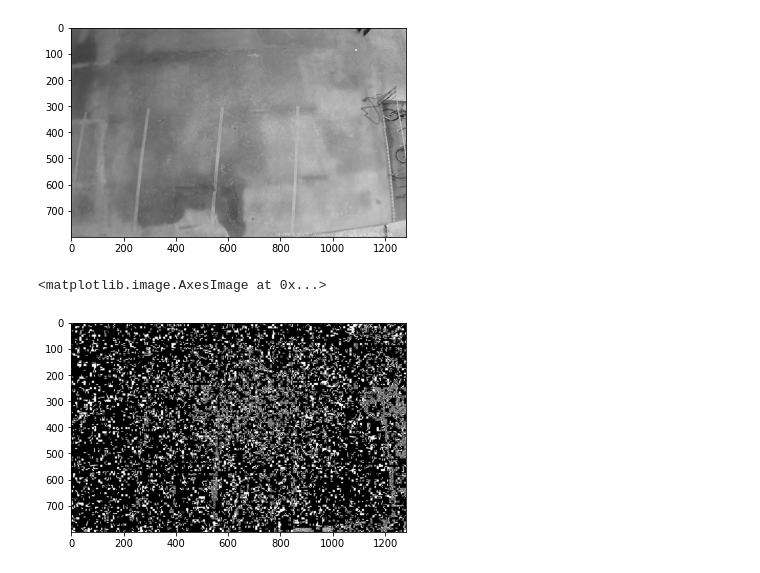
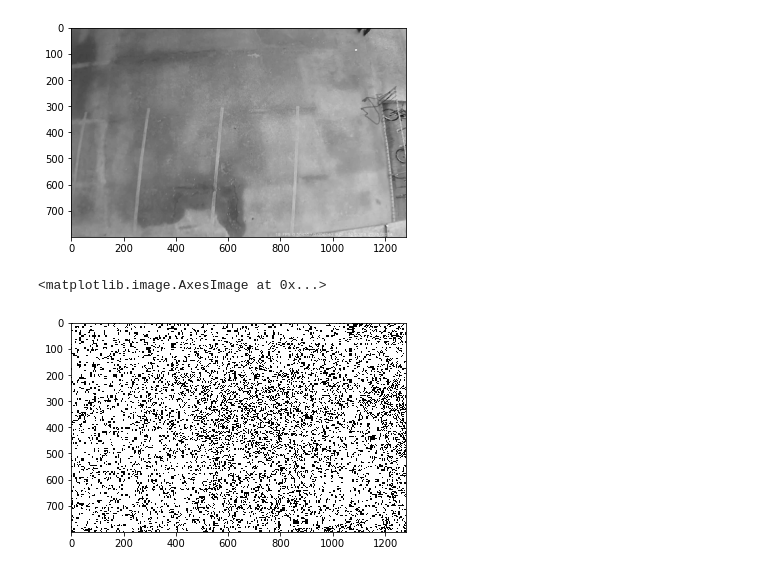
Before and after one commit to iazt/labIC, a Jupyter notebook: lab3/Lab 3.ipynb, the cells around one changed output. Saved outputs shown, nothing was run; the diff lists cells and outputs as text; code cells hidden in the pictures.

```diff
--- a/lab3/Lab 3.ipynb
+++ b/lab3/Lab 3.ipynb
@@ -8,7 +8,7 @@
 import cv2
 import matplotlib.pyplot as plt
 # %%
-def frame_differencing(im1, im2, th):
+def frame_differencing(im1, im2, th= 30):
 
     return (((im2-im1) > th).astype(int)) * 255
 # %%
@@ -25,9 +25,9 @@ plt.imshow(im1, cmap = 'gray')
 <matplotlib.image.AxesImage at 0x...>
 [figure]
 # %%
-r = frame_differencing(im1,im2, 30)
+r = frame_differencing(im1,im2, 50)
 # %%
-plt.imshow(r, cmap = 'gray')
+plt.imshow(r, cmap = 'Greys',interpolation='nearest')
 # %% [output]
 <matplotlib.image.AxesImage at 0x...>
-[figure, old version]
+[figure, new version]
```
Also changed, not shown: parts of 1 cell of this notebook.
